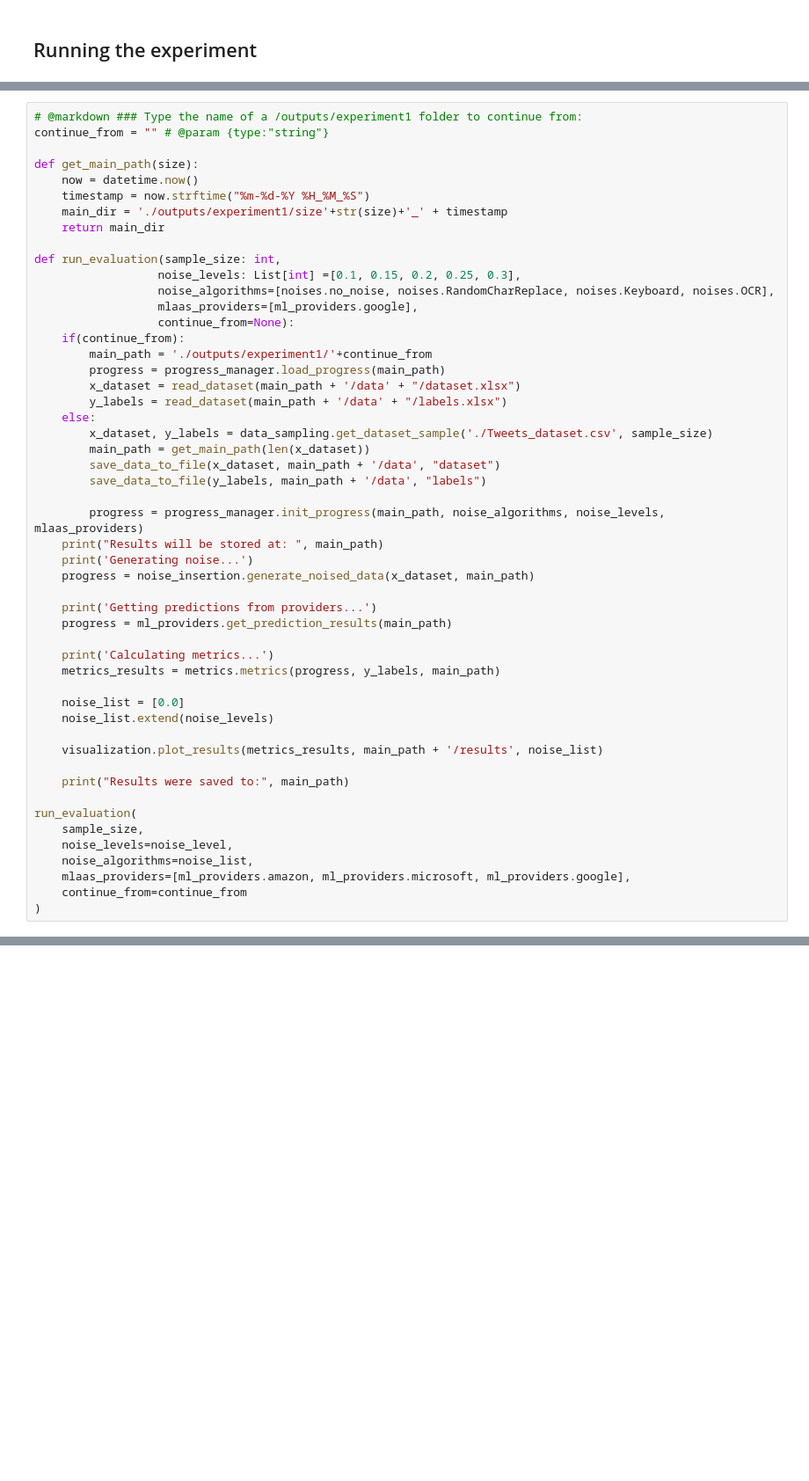
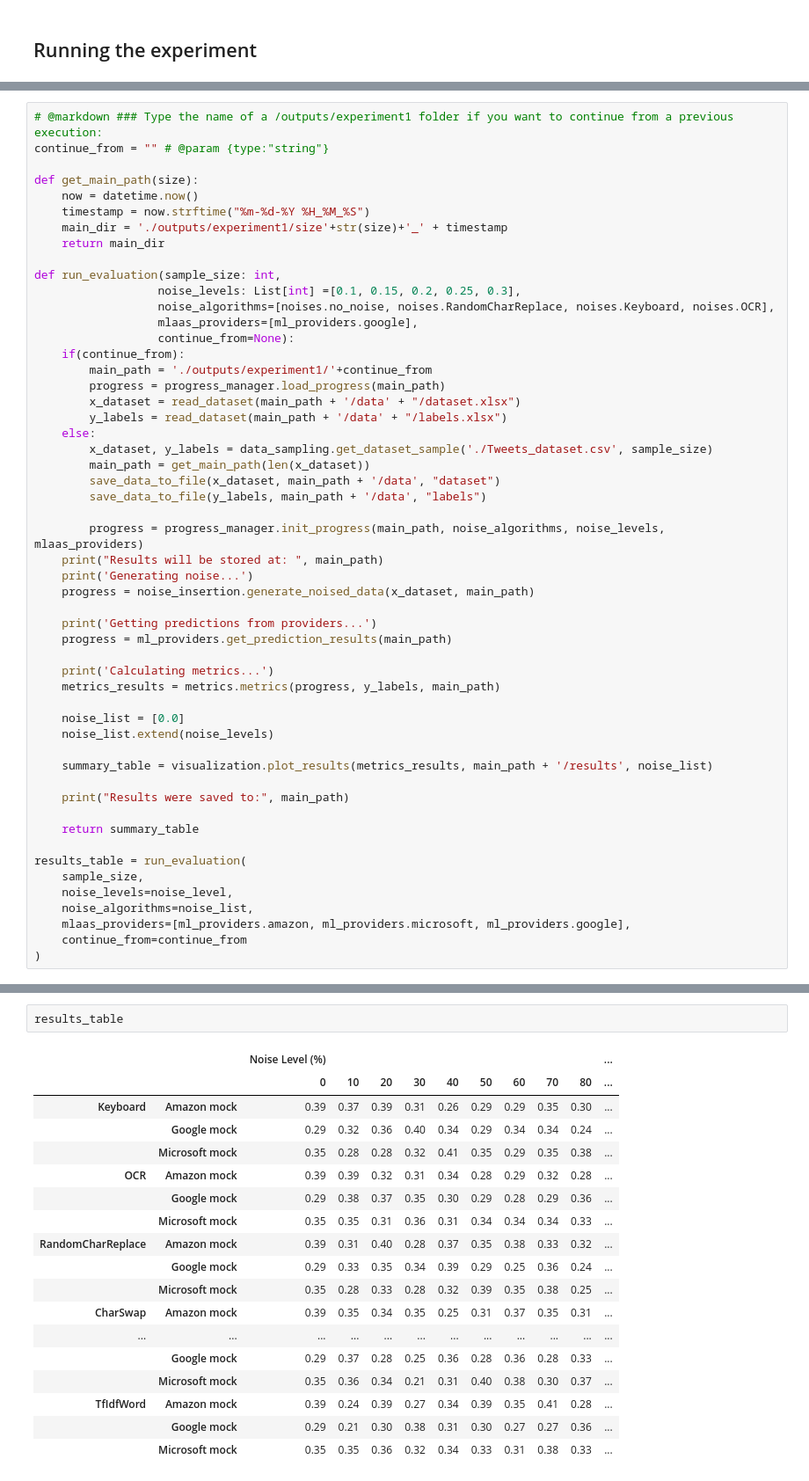
Before and after one commit to Juliano-rb/experiments_fault_injection_mlaas, a Jupyter notebook: notebook_rq1.ipynb, the cells around one changed output, grey strips where cells are left out. Shown: that part at 88% size. Saved outputs shown, nothing was run; the diff lists cells and outputs as text; blank space fills up the shorter version.

Commit message:
shows summary table in the end of notebook

```diff
--- a/notebook_rq1.ipynb
+++ b/notebook_rq1.ipynb
@@ -210,5 +236,5 @@ To continue from previously ongoing progress insert the name of a /outputs/exper
 # %%
-# @markdown ### Type the name of a /outputs/experiment1 folder to continue from:
+# @markdown ### Type the name of a /outputs/experiment1 folder if you want to continue from a previous execution:
 continue_from = "" # @param {type:"string"}
 
 def get_main_path(size):
@@ -247,11 +273,13 @@ def run_evaluation(sample_size: int,
     noise_list = [0.0]
     noise_list.extend(noise_levels)
 
-    visualization.plot_results(metrics_results, main_path + '/results', noise_list)
+    summary_table = visualization.plot_results(metrics_results, main_path + '/results', noise_list)
 
     print("Results were saved to:", main_path)
 
-run_evaluation(
+    return summary_table
+
+results_table = run_evaluation(
     sample_size,
     noise_levels=noise_level,
     noise_algorithms=noise_list,
@@ -279,0 +319,21 @@ Results were saved to: ./outputs/experiment1/size99_07-12-2022 09_34_29
+# %%
+results_table
+# %% [output]
+|  |  | Noise Level (%) |  |  |  |  |  |  |  |  | ... |
+|  |  | 0 | 10 | 20 | 30 | 40 | 50 | 60 | 70 | 80 | ... |
+| Keyboard | Amazon mock | 0.39 | 0.37 | 0.39 | 0.31 | 0.26 | 0.29 | 0.29 | 0.35 | 0.30 | ... |
+|  | Google mock | 0.29 | 0.32 | 0.36 | 0.40 | 0.34 | 0.29 | 0.34 | 0.34 | 0.24 | ... |
+|  | Microsoft mock | 0.35 | 0.28 | 0.28 | 0.32 | 0.41 | 0.35 | 0.29 | 0.35 | 0.38 | ... |
+| OCR | Amazon mock | 0.39 | 0.39 | 0.32 | 0.31 | 0.34 | 0.28 | 0.29 | 0.32 | 0.28 | ... |
+|  | Google mock | 0.29 | 0.38 | 0.37 | 0.35 | 0.30 | 0.29 | 0.28 | 0.29 | 0.36 | ... |
+|  | Microsoft mock | 0.35 | 0.35 | 0.31 | 0.36 | 0.31 | 0.34 | 0.34 | 0.34 | 0.33 | ... |
+| RandomCharReplace | Amazon mock | 0.39 | 0.31 | 0.40 | 0.28 | 0.37 | 0.35 | 0.38 | 0.33 | 0.32 | ... |
+|  | Google mock | 0.29 | 0.33 | 0.35 | 0.34 | 0.39 | 0.29 | 0.25 | 0.36 | 0.24 | ... |
+|  | Microsoft mock | 0.35 | 0.28 | 0.33 | 0.28 | 0.32 | 0.39 | 0.35 | 0.38 | 0.25 | ... |
+| CharSwap | Amazon mock | 0.39 | 0.35 | 0.34 | 0.35 | 0.25 | 0.31 | 0.37 | 0.35 | 0.31 | ... |
+| ... | ... | ... | ... | ... | ... | ... | ... | ... | ... | ... | ... |
+|  | Google mock | 0.29 | 0.37 | 0.28 | 0.25 | 0.36 | 0.28 | 0.36 | 0.28 | 0.33 | ... |
+|  | Microsoft mock | 0.35 | 0.36 | 0.34 | 0.21 | 0.31 | 0.40 | 0.38 | 0.30 | 0.37 | ... |
+| TfIdfWord | Amazon mock | 0.39 | 0.24 | 0.39 | 0.27 | 0.34 | 0.39 | 0.35 | 0.41 | 0.28 | ... |
+|  | Google mock | 0.29 | 0.21 | 0.30 | 0.38 | 0.31 | 0.30 | 0.27 | 0.27 | 0.36 | ... |
+|  | Microsoft mock | 0.35 | 0.35 | 0.36 | 0.32 | 0.34 | 0.33 | 0.31 | 0.38 | 0.33 | ... |
```
Also changed, not shown: parts of 12 cells of this notebook, 2 other files.
